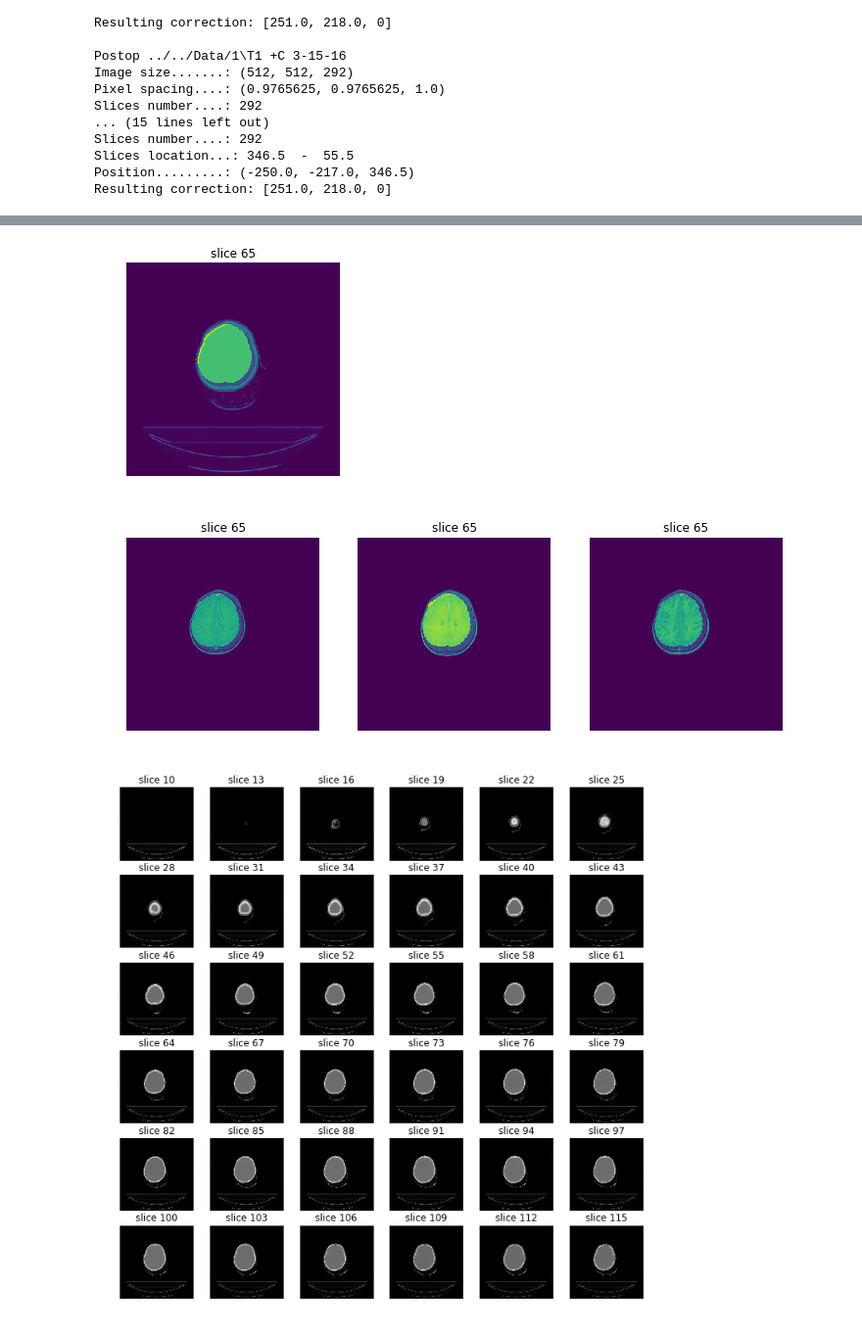
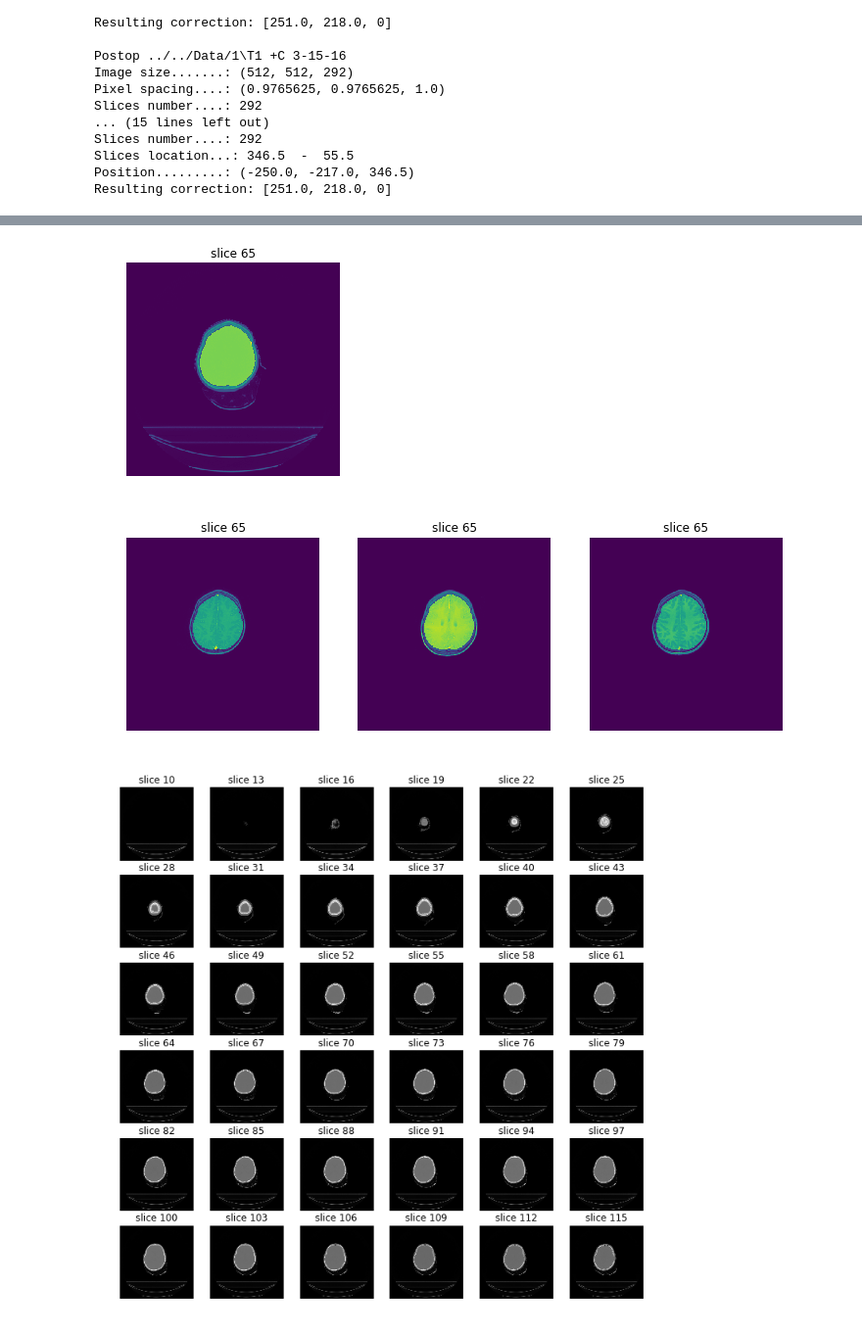
Before and after one commit to CarolineMagg/KidsBrainProject, a Jupyter notebook: data_preprocessing/active_contour_draft.ipynb, the cells around one changed output, grey strips where cells are left out. Shown at 98% size. Saved outputs shown, nothing was run; the diff lists cells and outputs as text; code cells hidden in the pictures.

Commit message:
Correct mapping and code clean up
* correct mapping with resize
* change dtype of images to np.uint16
* restructure code
* add comments
* rename ind to slice_index

```diff
--- a/data_preprocessing/active_contour_draft.ipynb
+++ b/data_preprocessing/active_contour_draft.ipynb
@@ -121,9 +143,9 @@ data.read_filtered_contour()
 # %%
 # visualise single segmentation in 2D in all dicom files
-ind = 65
-data.show_overlays_init(struct, ind)
+ind = 65#130#
+data.show_overlays_init("Brain", ind)
 # %% [output]
-[figure, old version]
+[figure, new version]
 [figure]
 # %%
 # visualize slices of pre op
```
Also changed, not shown: parts of 10 cells of this notebook, 2 other files.
